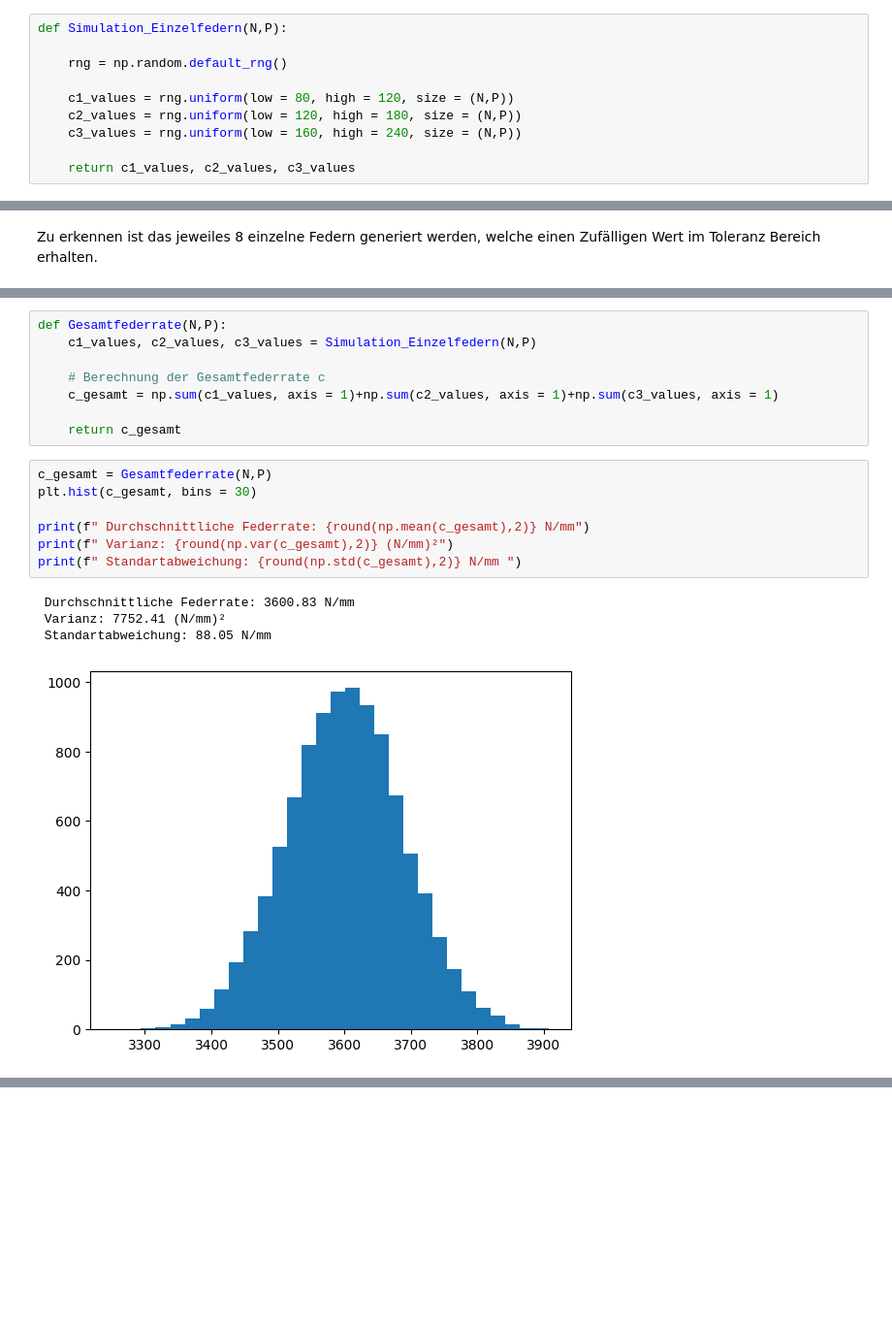
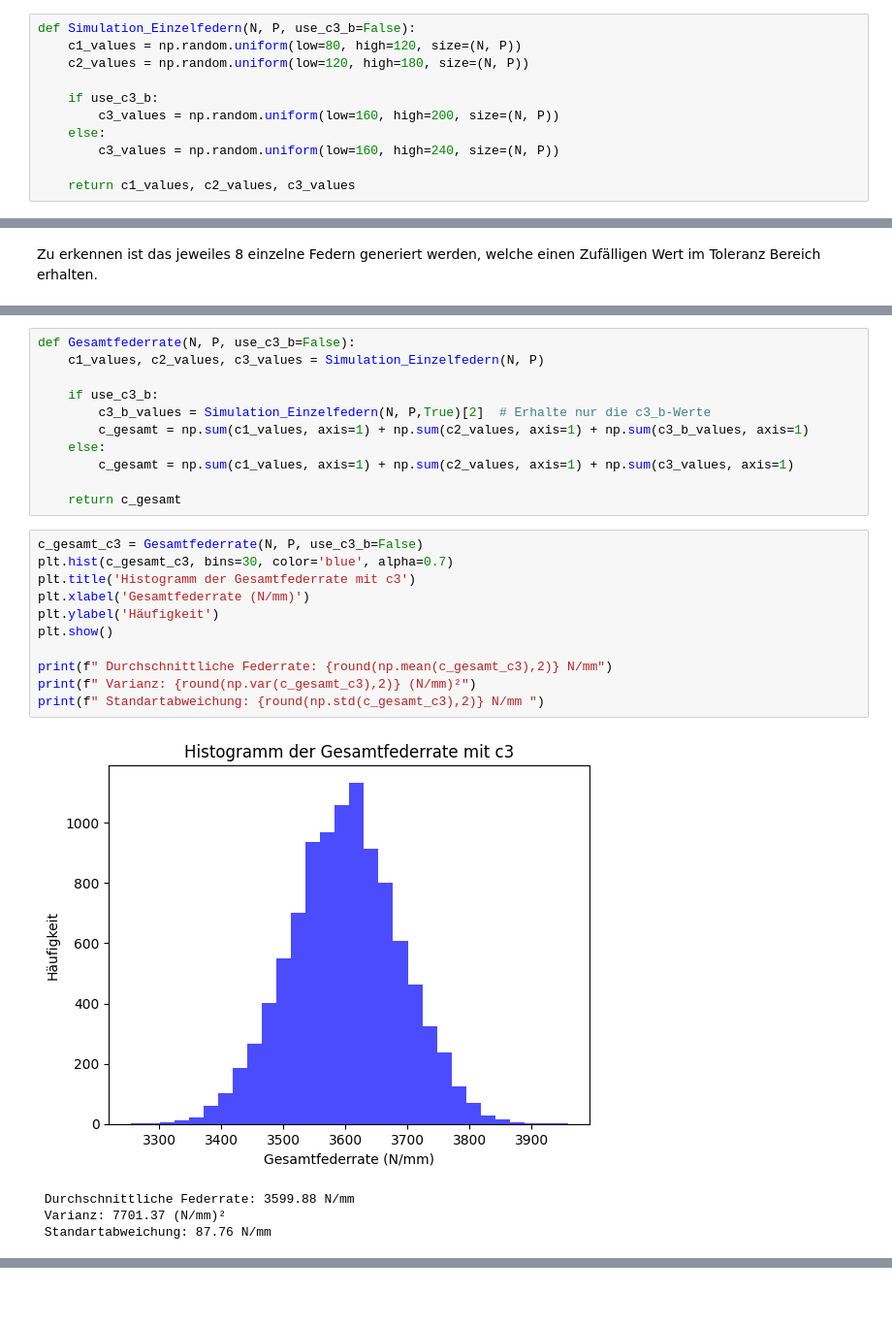
Before and after one commit to FHAC-MdQM/monte-carlo-simulation-dembski21, a Jupyter notebook: MonteCarlo.ipynb, the cells around one changed output, grey strips where cells are left out. Shown at 97% size. Cells and saved outputs as stored; diff of their text form; blank space fills up the shorter version.

```diff
--- a/MonteCarlo.ipynb
+++ b/MonteCarlo.ipynb
@@ -52,11 +54,12 @@ Zu beginn erzeugen wir  $N=10^4$ stochastisch unabhängige Einzelfedern mit der
 # %%
-def Simulation_Einzelfedern(N,P):
+def Simulation_Einzelfedern(N, P, use_c3_b=False):
+    c1_values = np.random.uniform(low=80, high=120, size=(N, P))
+    c2_values = np.random.uniform(low=120, high=180, size=(N, P))
 
-    rng = np.random.default_rng()
-
-    c1_values = rng.uniform(low = 80, high = 120, size = (N,P))
-    c2_values = rng.uniform(low = 120, high = 180, size = (N,P))
-    c3_values = rng.uniform(low = 160, high = 240, size = (N,P))
+    if use_c3_b:
+        c3_values = np.random.uniform(low=160, high=200, size=(N, P))
+    else:
+        c3_values = np.random.uniform(low=160, high=240, size=(N, P))
 
     return c1_values, c2_values, c3_values
 # %% [markdown]
@@ -77,20 +76,27 @@ Nun wird eine Funktion erstellt, womit die Federrate ausgerechnet wird. Hierbei
 # %%
-def Gesamtfederrate(N,P):
-    c1_values, c2_values, c3_values = Simulation_Einzelfedern(N,P)
+def Gesamtfederrate(N, P, use_c3_b=False):
+    c1_values, c2_values, c3_values = Simulation_Einzelfedern(N, P)
 
-    # Berechnung der Gesamtfederrate c
-    c_gesamt = np.sum(c1_values, axis = 1)+np.sum(c2_values, axis = 1)+np.sum(c3_values, axis = 1)
+    if use_c3_b:
+        c3_b_values = Simulation_Einzelfedern(N, P,True)[2]  # Erhalte nur die c3_b-Werte
+        c_gesamt = np.sum(c1_values, axis=1) + np.sum(c2_values, axis=1) + np.sum(c3_b_values, axis=1)
+    else:
+        c_gesamt = np.sum(c1_values, axis=1) + np.sum(c2_values, axis=1) + np.sum(c3_values, axis=1)
 
     return c_gesamt
 # %%
-c_gesamt = Gesamtfederrate(N,P)
-plt.hist(c_gesamt, bins = 30)
+c_gesamt_c3 = Gesamtfederrate(N, P, use_c3_b=False)
+plt.hist(c_gesamt_c3, bins=30, color='blue', alpha=0.7)
+plt.title('Histogramm der Gesamtfederrate mit c3')
+plt.xlabel('Gesamtfederrate (N/mm)')
+plt.ylabel('Häufigkeit')
+plt.show()
 
-print(f" Durchschnittliche Federrate: {round(np.mean(c_gesamt),2)} N/mm")
-print(f" Varianz: {round(np.var(c_gesamt),2)} (N/mm)²")
-print(f" Standartabweichung: {round(np.std(c_gesamt),2)} N/mm ")
+print(f" Durchschnittliche Federrate: {round(np.mean(c_gesamt_c3),2)} N/mm")
+print(f" Varianz: {round(np.var(c_gesamt_c3),2)} (N/mm)²")
+print(f" Standartabweichung: {round(np.std(c_gesamt_c3),2)} N/mm ")
 # %% [output]
+[figure, new version]
- Durchschnittliche Federrate: 3600.83 N/mm
- Varianz: 7752.41 (N/mm)²
- Standartabweichung: 88.05 N/mm
+ Durchschnittliche Federrate: 3599.88 N/mm
+ Varianz: 7701.37 (N/mm)²
+ Standartabweichung: 87.76 N/mm
-[figure, old version]
```
Also changed, not shown: parts of 7 cells of this notebook.
